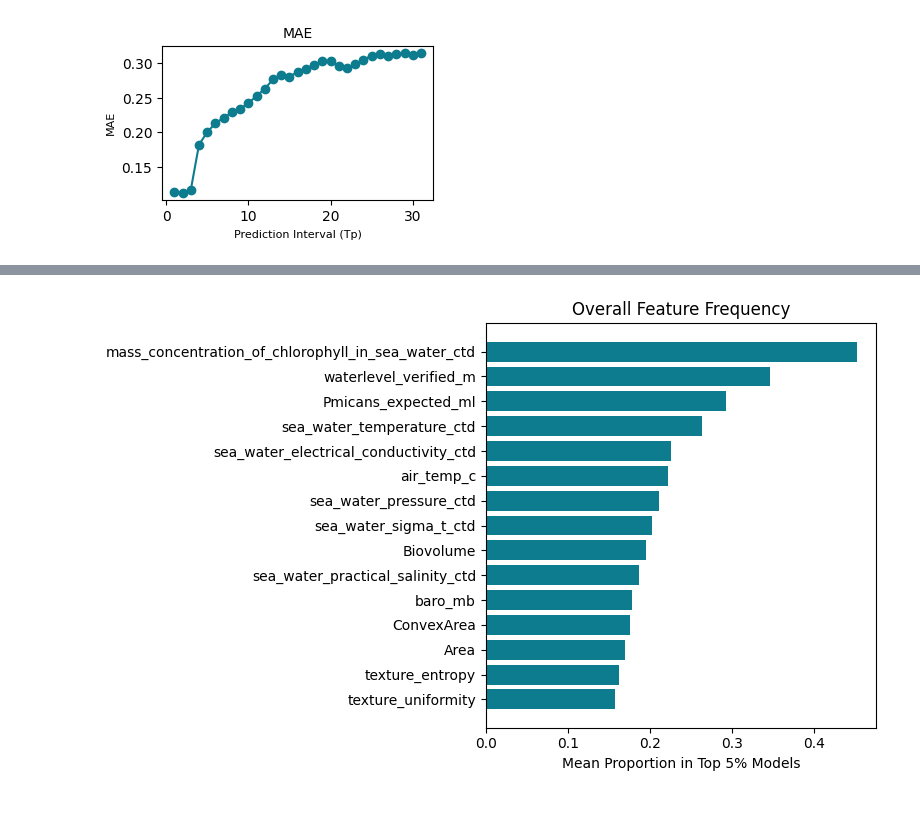
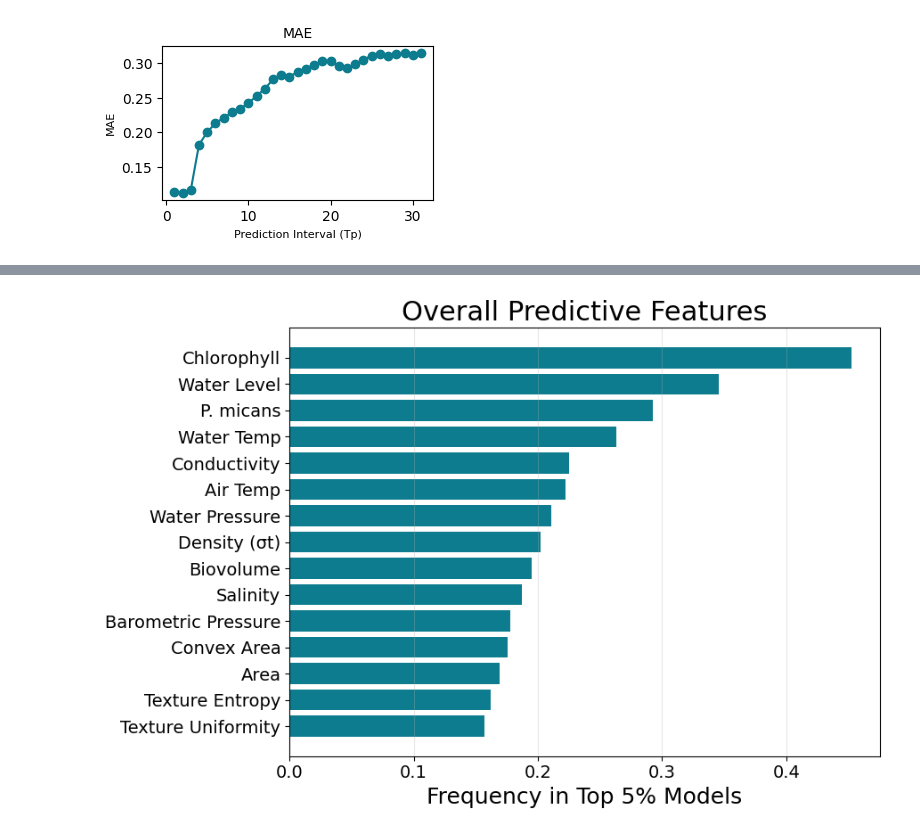
Before and after one commit to lemoncastle/hires-algal-bloom-prediction, a Jupyter notebook: models/mve.ipynb, the cells around one changed output, grey strips where cells are left out. Saved outputs shown, nothing was run; the diff lists cells and outputs as text; code cells hidden in the pictures.

Commit message:
images and mve rerun

```diff
--- a/models/mve.ipynb
+++ b/models/mve.ipynb
@@ -450,18 +555,54 @@ plot_tp(summary_df_com,"mae_mean","MAE","MAE")
 # %%
+rename_map = {
+    "texture_uniformity": "Texture Uniformity",
+    "texture_entropy": "Texture Entropy",
+    "sea_water_practical_salinity_ctd": "Salinity",
+    "ConvexArea": "Convex Area",
+    "baro_mb": "Barometric Pressure",
+    "Area": "Area",
+    "Biovolume": "Biovolume",
+    "air_temp_c": "Air Temp",
+    "sea_water_electrical_conductivity_ctd": "Conductivity",
+    "sea_water_sigma_t_ctd": "Density (σt)",
+    "sea_water_pressure_ctd": "Water Pressure",
+    "sea_water_temperature_ctd": "Water Temp",
+    "Pmicans_expected_ml": "P. micans",
+    "waterlevel_verified_m": "Water Level",
+    "mass_concentration_of_chlorophyll_in_sea_water_ctd": "Chlorophyll"
+}
+
 mean_importance = (
     importance_all_com
     .groupby("Feature")["Proportion"]
     .mean()
     .sort_values(ascending=False)
 )
 
 top_plot = mean_importance.head(15).sort_values()
 
-plt.figure(figsize=(8,5))
-plt.barh(top_plot.index, top_plot.values, color="#0d7c8e")
-plt.xlabel("Mean Proportion in Top 5% Models")
-plt.title("Overall Feature Frequency")
+# rename features
+top_plot.index = top_plot.index.to_series().replace(rename_map)
+
+plt.figure(figsize=(9,6))
+
+plt.barh(
+    top_plot.index,
+    top_plot.values,
+    color="#0d7c8e"
+)
+
+plt.xlabel("Frequency in Top 5% Models", fontsize=18)
+plt.title("Overall Predictive Features", fontsize=22)
+
+plt.xticks(fontsize=14)
+plt.yticks(fontsize=14)
+
+plt.grid(axis="x", alpha=0.3)
+
 plt.tight_layout()
+
+plt.savefig("feature_importance.png", dpi=300)
+
 plt.show()
 # %% [output]
-[figure, old version]
+[figure, new version]
```
Also changed, not shown: parts of 8 cells of this notebook, 5 other files.
